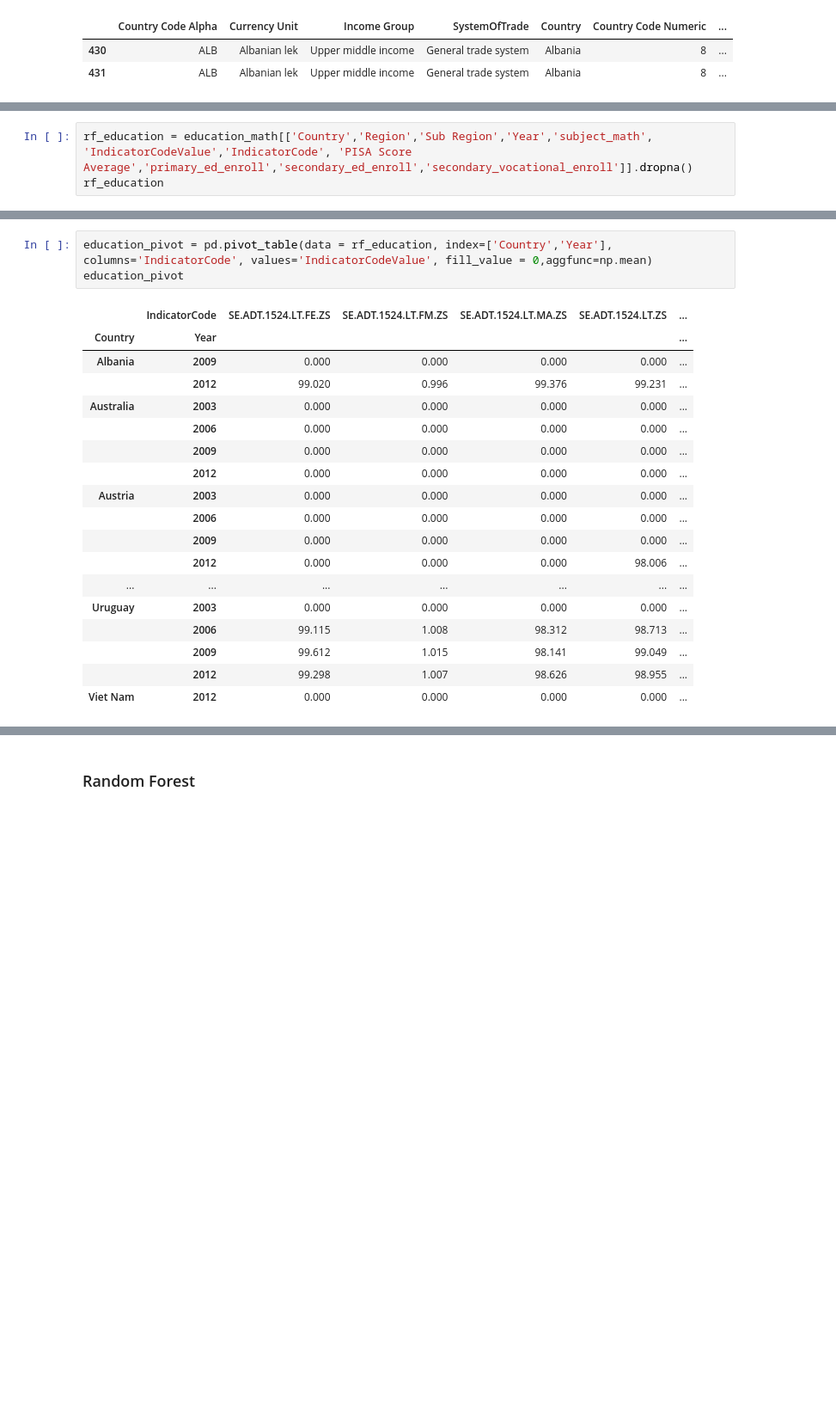
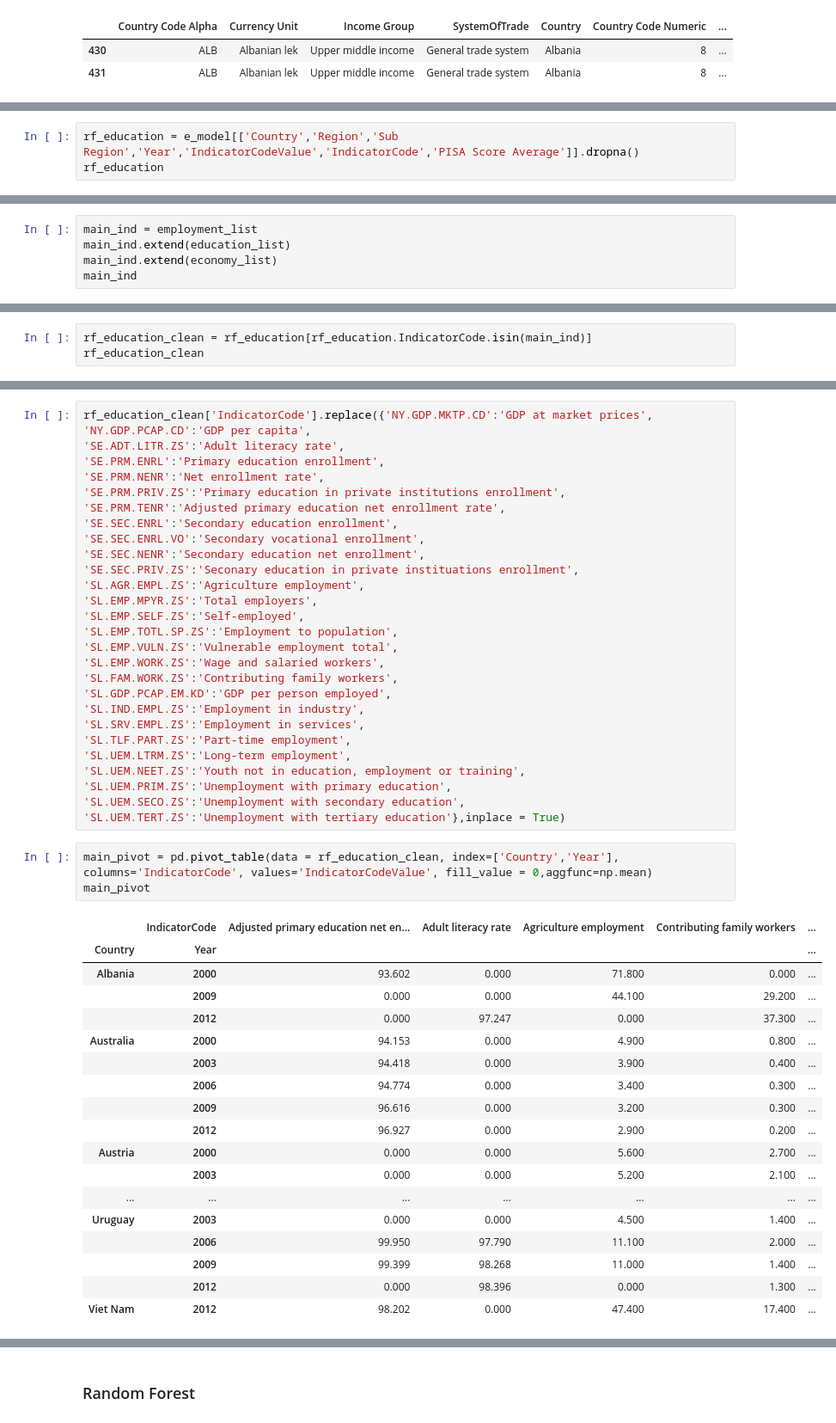
Before and after one commit to Heathocha/The-3-E-s, a Jupyter notebook: The 3 E's-Main.ipynb, the cells around one changed output, grey strips where cells are left out. Shown at 86% size. Drawn from its saved outputs; the diff is of its cells as text; blank space fills up the shorter version.

```diff
--- a/The 3 E's-Main.ipynb
+++ b/The 3 E's-Main.ipynb
@@ -414,5 +484,5 @@ secondary_vocational_enroll      int64
 dtype: object
 # %%
-rf_education = education_math[['Country','Region','Sub Region','Year','subject_math', 'IndicatorCodeValue','IndicatorCode', 'PISA Score Average','primary_ed_enroll','secondary_ed_enroll','secondary_vocational_enroll']].dropna()
+rf_education = e_model[['Country','Region','Sub Region','Year','IndicatorCodeValue','IndicatorCode','PISA Score Average']].dropna()
 rf_education
 # %% [output]
@@ -436,0 +538,5 @@ rf_education
+# %%
+main_ind = employment_list
+main_ind.extend(education_list)
+main_ind.extend(economy_list)
+main_ind
@@ -436,0 +561,3 @@ rf_education
+# %%
+rf_education_clean = rf_education[rf_education.IndicatorCode.isin(main_ind)]
+rf_education_clean
@@ -437,22 +587,50 @@ rf_education
+# %%
+rf_education_clean['IndicatorCode'].replace({'NY.GDP.MKTP.CD':'GDP at market prices',
+'NY.GDP.PCAP.CD':'GDP per capita',
+'SE.ADT.LITR.ZS':'Adult literacy rate',
+'SE.PRM.ENRL':'Primary education enrollment',
+'SE.PRM.NENR':'Net enrollment rate',
+'SE.PRM.PRIV.ZS':'Primary education in private institutions enrollment',
+'SE.PRM.TENR':'Adjusted primary education net enrollment rate',
+'SE.SEC.ENRL':'Secondary education enrollment',
+'SE.SEC.ENRL.VO':'Secondary vocational enrollment',
+'SE.SEC.NENR':'Secondary education net enrollment',
+'SE.SEC.PRIV.ZS':'Seconary education in private instituations enrollment',
+'SL.AGR.EMPL.ZS':'Agriculture employment',
+'SL.EMP.MPYR.ZS':'Total employers',
+'SL.EMP.SELF.ZS':'Self-employed',
+'SL.EMP.TOTL.SP.ZS':'Employment to population',
+'SL.EMP.VULN.ZS':'Vulnerable employment total',
+'SL.EMP.WORK.ZS':'Wage and salaried workers',
+'SL.FAM.WORK.ZS':'Contributing family workers',
+'SL.GDP.PCAP.EM.KD':'GDP per person employed',
+'SL.IND.EMPL.ZS':'Employment in industry',
+'SL.SRV.EMPL.ZS':'Employment in services',
+'SL.TLF.PART.ZS':'Part-time employment',
+'SL.UEM.LTRM.ZS':'Long-term employment',
+'SL.UEM.NEET.ZS':'Youth not in education, employment or training',
+'SL.UEM.PRIM.ZS':'Unemployment with primary education',
+'SL.UEM.SECO.ZS':'Unemployment with secondary education',
+'SL.UEM.TERT.ZS':'Unemployment with tertiary education'},inplace = True)
 # %%
-education_pivot = pd.pivot_table(data = rf_education, index=['Country','Year'], columns='IndicatorCode', values='IndicatorCodeValue', fill_value = 0,aggfunc=np.mean)
-education_pivot
+main_pivot = pd.pivot_table(data = rf_education_clean, index=['Country','Year'], columns='IndicatorCode', values='IndicatorCodeValue', fill_value = 0,aggfunc=np.mean)
+main_pivot
 # %% [output]
-|  | IndicatorCode | SE.ADT.1524.LT.FE.ZS | SE.ADT.1524.LT.FM.ZS | SE.ADT.1524.LT.MA.ZS | SE.ADT.1524.LT.ZS | ... |
+|  | IndicatorCode | Adjusted primary education net en... | Adult literacy rate | Agriculture employment | Contributing family workers | ... |
 | Country | Year |  |  |  |  | ... |
-| Albania | 2009 | 0.000 | 0.000 | 0.000 | 0.000 | ... |
-|  | 2012 | 99.020 | 0.996 | 99.376 | 99.231 | ... |
-| Australia | 2003 | 0.000 | 0.000 | 0.000 | 0.000 | ... |
-|  | 2006 | 0.000 | 0.000 | 0.000 | 0.000 | ... |
-|  | 2009 | 0.000 | 0.000 | 0.000 | 0.000 | ... |
-|  | 2012 | 0.000 | 0.000 | 0.000 | 0.000 | ... |
-| Austria | 2003 | 0.000 | 0.000 | 0.000 | 0.000 | ... |
-|  | 2006 | 0.000 | 0.000 | 0.000 | 0.000 | ... |
-|  | 2009 | 0.000 | 0.000 | 0.000 | 0.000 | ... |
-|  | 2012 | 0.000 | 0.000 | 0.000 | 98.006 | ... |
+| Albania | 2000 | 93.602 | 0.000 | 71.800 | 0.000 | ... |
+|  | 2009 | 0.000 | 0.000 | 44.100 | 29.200 | ... |
+|  | 2012 | 0.000 | 97.247 | 0.000 | 37.300 | ... |
+| Australia | 2000 | 94.153 | 0.000 | 4.900 | 0.800 | ... |
+|  | 2003 | 94.418 | 0.000 | 3.900 | 0.400 | ... |
+|  | 2006 | 94.774 | 0.000 | 3.400 | 0.300 | ... |
+|  | 2009 | 96.616 | 0.000 | 3.200 | 0.300 | ... |
+|  | 2012 | 96.927 | 0.000 | 2.900 | 0.200 | ... |
+| Austria | 2000 | 0.000 | 0.000 | 5.600 | 2.700 | ... |
+|  | 2003 | 0.000 | 0.000 | 5.200 | 2.100 | ... |
 | ... | ... | ... | ... | ... | ... | ... |
-| Uruguay | 2003 | 0.000 | 0.000 | 0.000 | 0.000 | ... |
-|  | 2006 | 99.115 | 1.008 | 98.312 | 98.713 | ... |
-|  | 2009 | 99.612 | 1.015 | 98.141 | 99.049 | ... |
-|  | 2012 | 99.298 | 1.007 | 98.626 | 98.955 | ... |
-| Viet Nam | 2012 | 0.000 | 0.000 | 0.000 | 0.000 | ... |
+| Uruguay | 2003 | 0.000 | 0.000 | 4.500 | 1.400 | ... |
+|  | 2006 | 99.950 | 97.790 | 11.100 | 2.000 | ... |
+|  | 2009 | 99.399 | 98.268 | 11.000 | 1.400 | ... |
+|  | 2012 | 0.000 | 98.396 | 0.000 | 1.300 | ... |
+| Viet Nam | 2012 | 98.202 | 0.000 | 47.400 | 17.400 | ... |
```
Also changed, not shown: parts of 81 cells of this notebook.
